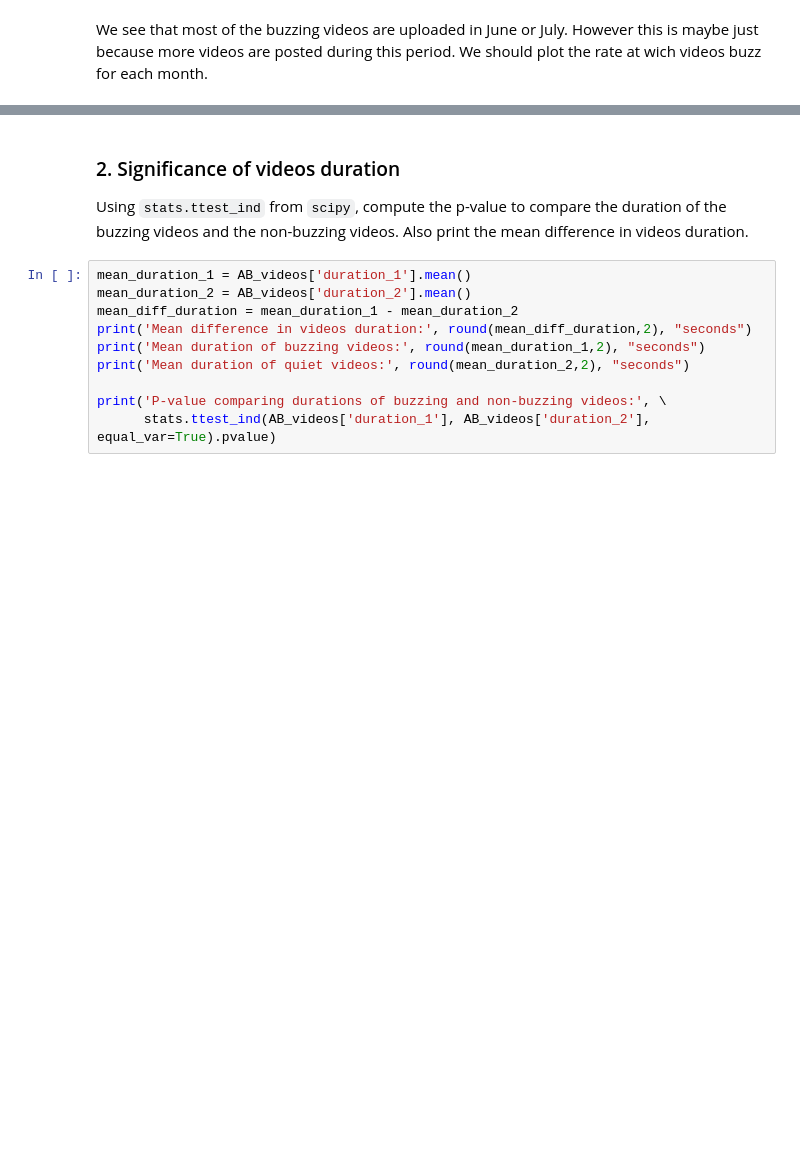
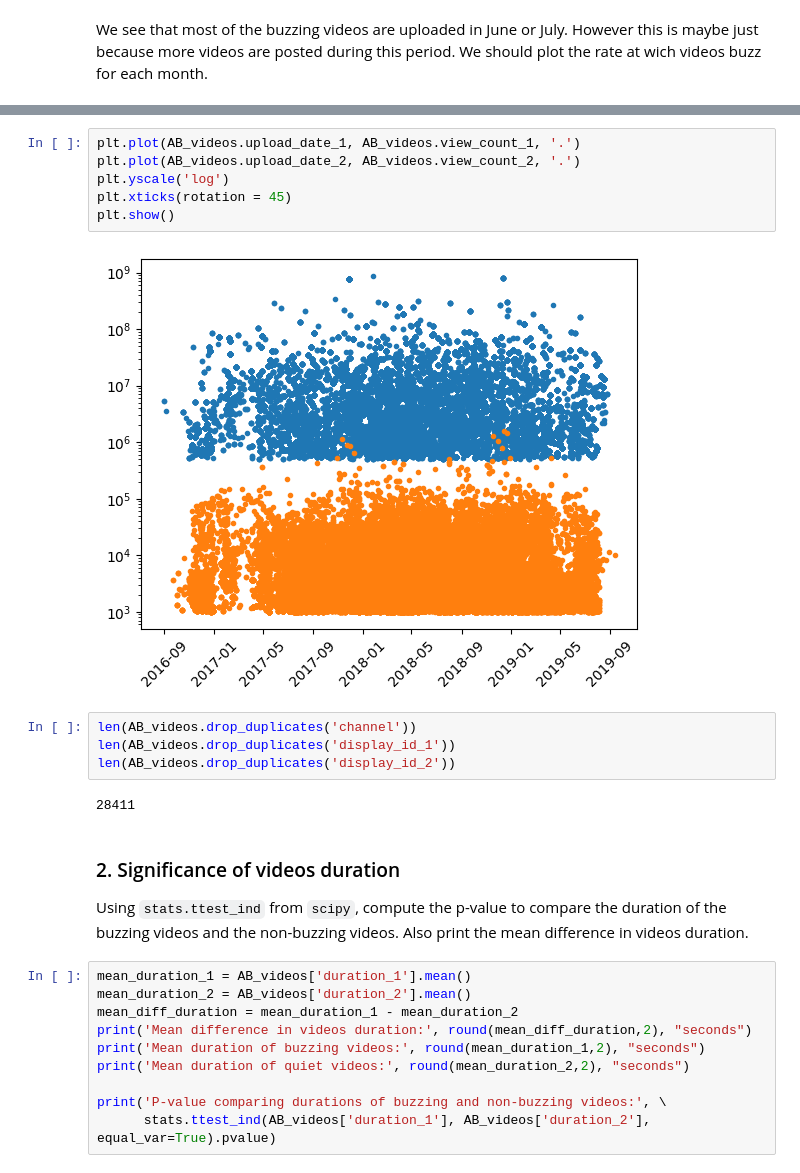
Before and after one commit to epfl-ada/ada-2022-project-croquemadame, a Jupyter notebook: P2.ipynb, the cells around one changed output, grey strips where cells are left out. Saved outputs shown, nothing was run; the diff lists cells and outputs as text; blank space fills up the shorter version.

```diff
--- a/P2.ipynb
+++ b/P2.ipynb
@@ -237,3 +237,17 @@ AB_videos
+# %%
+plt.plot(AB_videos.upload_date_1, AB_videos.view_count_1, '.')
+plt.plot(AB_videos.upload_date_2, AB_videos.view_count_2, '.')
+plt.yscale('log')
+plt.xticks(rotation = 45)
+plt.show()
+# %% [output]
+[figure, added]
+# %%
+len(AB_videos.drop_duplicates('channel'))
+len(AB_videos.drop_duplicates('display_id_1'))
+len(AB_videos.drop_duplicates('display_id_2'))
+# %% [output]
+28411
 # %% [markdown]
 ### 2. Significance of videos duration
 Using <code>stats.ttest_ind</code> from <code>scipy</code>, compute the p-value to compare the duration of the buzzing videos and the non-buzzing videos. Also print the mean difference in videos duration.
```
Also changed, not shown: parts of 5 cells of this notebook.
